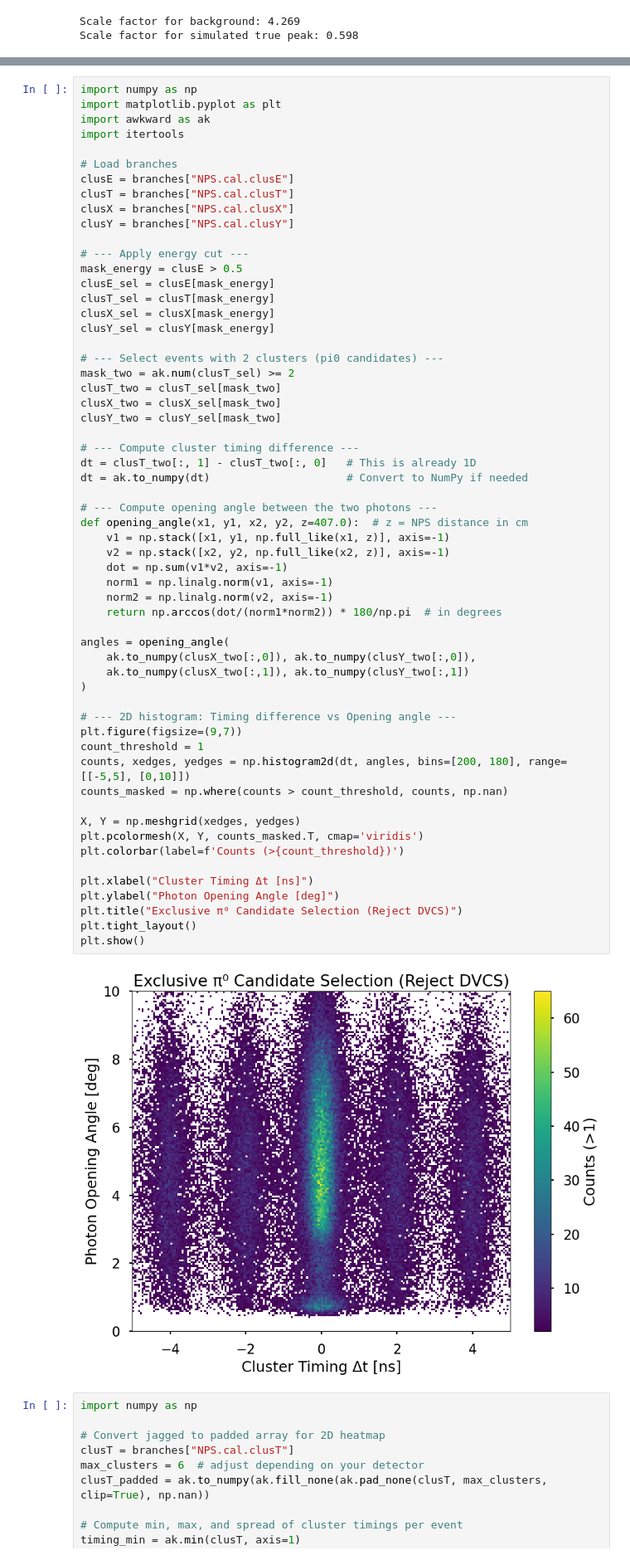
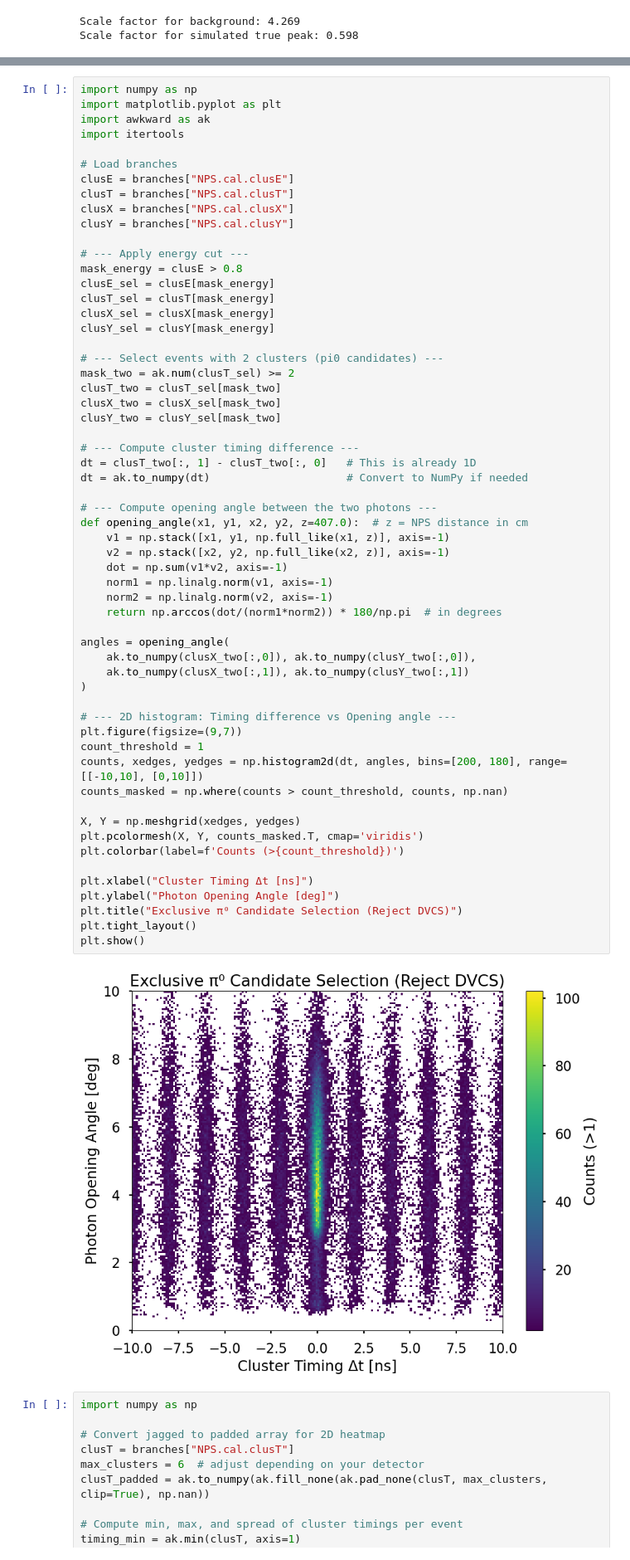
Before and after one commit to avnishphy/nps_analysis, a Jupyter notebook: pi0_analysis/exclusive_pi0.ipynb, the cells around one changed output, grey strips where cells are left out. Shown at 83% size. Saved outputs shown, nothing was run; the diff lists cells and outputs as text.

```diff
--- a/pi0_analysis/exclusive_pi0.ipynb
+++ b/pi0_analysis/exclusive_pi0.ipynb
@@ -1254,7 +1425,7 @@ clusX = branches["NPS.cal.clusX"]
 clusY = branches["NPS.cal.clusY"]
 
 # --- Apply energy cut ---
-mask_energy = clusE > 0.5
+mask_energy = clusE > 0.8
 clusE_sel = clusE[mask_energy]
 clusT_sel = clusT[mask_energy]
 clusX_sel = clusX[mask_energy]
@@ -1272,35 +1443,35 @@ dt = ak.to_numpy(dt)                     # Convert to NumPy if needed
 
 # --- Compute opening angle between the two photons ---
 def opening_angle(x1, y1, x2, y2, z=407.0):  # z = NPS distance in cm
     v1 = np.stack([x1, y1, np.full_like(x1, z)], axis=-1)
     v2 = np.stack([x2, y2, np.full_like(x2, z)], axis=-1)
     dot = np.sum(v1*v2, axis=-1)
     norm1 = np.linalg.norm(v1, axis=-1)
     norm2 = np.linalg.norm(v2, axis=-1)
     return np.arccos(dot/(norm1*norm2)) * 180/np.pi  # in degrees
 
 angles = opening_angle(
     ak.to_numpy(clusX_two[:,0]), ak.to_numpy(clusY_two[:,0]),
     ak.to_numpy(clusX_two[:,1]), ak.to_numpy(clusY_two[:,1])
 )
 
 # --- 2D histogram: Timing difference vs Opening angle ---
 plt.figure(figsize=(9,7))
 count_threshold = 1
-counts, xedges, yedges = np.histogram2d(dt, angles, bins=[200, 180], range=[[-5,5], [0,10]])
+counts, xedges, yedges = np.histogram2d(dt, angles, bins=[200, 180], range=[[-10,10], [0,10]])
 counts_masked = np.where(counts > count_threshold, counts, np.nan)
 
 X, Y = np.meshgrid(xedges, yedges)
 plt.pcolormesh(X, Y, counts_masked.T, cmap='viridis')
 plt.colorbar(label=f'Counts (>{count_threshold})')
 
 plt.xlabel("Cluster Timing Δt [ns]")
 plt.ylabel("Photon Opening Angle [deg]")
 plt.title("Exclusive π⁰ Candidate Selection (Reject DVCS)")
 plt.tight_layout()
 plt.show()
 # %% [output]
-[figure, old version]
+[figure, new version]
 # %%
 import numpy as np
 
```
Also changed, not shown: parts of 7 cells of this notebook, 4 other files.
